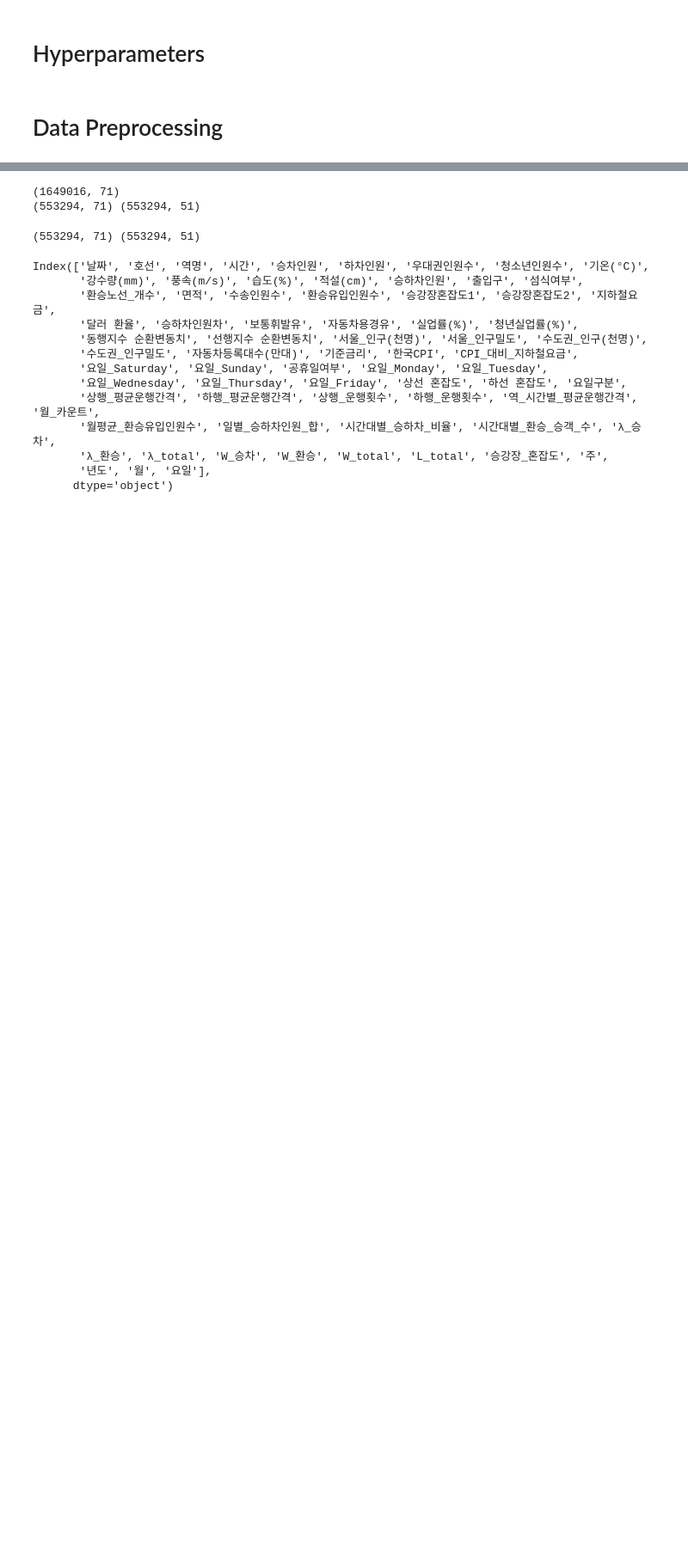
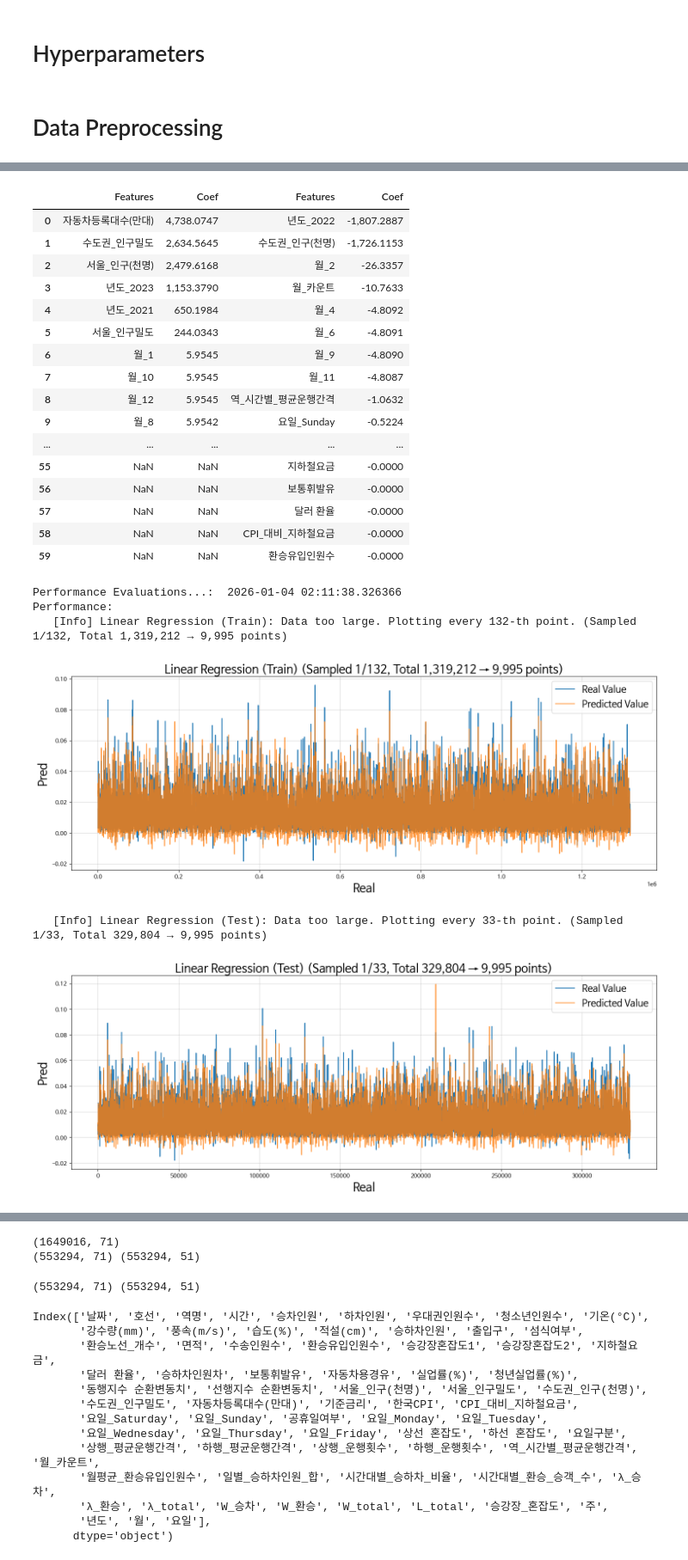
Before and after one commit to DataWizardd/DEBA-Research, a Jupyter notebook: Project/SubwayPrediction/SubwayPrediction_20251231_KK.ipynb, the cells around one changed output, grey strips where cells are left out. Shown at 86% size. Drawn from its saved outputs; the diff is of its cells as text; code cells hidden in the pictures; blank space fills up the shorter version.

```diff
--- a/Project/SubwayPrediction/SubwayPrediction_20251231_KK.ipynb
+++ b/Project/SubwayPrediction/SubwayPrediction_20251231_KK.ipynb
@@ -83,0 +171,8 @@ df.head()
+# %%
+# 전처리
+df_prep, X_colname = preprocess_data(df, X_del, TEST_SIZE, RANDOM_STATE)
+display(df_prep['X_train'].shape, df_prep['X_test'].shape)
+X_train = df_prep['X_train'].copy()
+X_test = df_prep['X_test'].copy()
+Y_train = df_prep['Y_train'].copy()
+Y_test = df_prep['Y_test'].copy()
@@ -83,0 +188,21 @@ df.head()
+# %%
+# 알고리즘 리스트 지정 (원하는 것만 선택 가능)
+algorithm_list = ['Linear Regression', 'Random Forest', 'XGBoost', 'LightGBM', 'CatBoost']
+
+# ML 실행
+results, scores_summary = modeling_ML(
+    algos=algorithm_list,
+    X_train=X_train, Y_train=Y_train, X_test=X_test, Y_test=Y_test,
+    X_colname=X_colname,
+    params=None, # 특정 알고리즘
+    tune_trials=TUNE_TRIALS,
+    cv_splits=CV_SPLITS,
+    tune_metric=TUNE_METRIC,
+    shap=not SHAP,
+    X_selected=None, # shap에서만 작동
+    interaction=not INTERACTION,
+    interaction_samples=INTERACTION_SAMPLES,
+    X_top_display=X_TOP_DISPLAY,
+    label_list=LABEL_LIST,
+)
+# %% [output]
@@ -83,0 +220,23 @@ df.head()
+|  | Features | Coef | Features | Coef |
+| 0 | 자동차등록대수(만대) | 4,738.0747 | 년도_2022 | -1,807.2887 |
+| 1 | 수도권_인구밀도 | 2,634.5645 | 수도권_인구(천명) | -1,726.1153 |
+| 2 | 서울_인구(천명) | 2,479.6168 | 월_2 | -26.3357 |
+| 3 | 년도_2023 | 1,153.3790 | 월_카운트 | -10.7633 |
+| 4 | 년도_2021 | 650.1984 | 월_4 | -4.8092 |
+| 5 | 서울_인구밀도 | 244.0343 | 월_6 | -4.8091 |
+| 6 | 월_1 | 5.9545 | 월_9 | -4.8090 |
+| 7 | 월_10 | 5.9545 | 월_11 | -4.8087 |
+| 8 | 월_12 | 5.9545 | 역_시간별_평균운행간격 | -1.0632 |
+| 9 | 월_8 | 5.9542 | 요일_Sunday | -0.5224 |
+| ... | ... | ... | ... | ... |
+| 55 | NaN | NaN | 지하철요금 | -0.0000 |
+| 56 | NaN | NaN | 보통휘발유 | -0.0000 |
+| 57 | NaN | NaN | 달러 환율 | -0.0000 |
+| 58 | NaN | NaN | CPI_대비_지하철요금 | -0.0000 |
+| 59 | NaN | NaN | 환승유입인원수 | -0.0000 |
+Performance Evaluations...:  2026-01-04 02:11:38.326366
+Performance:
+   [Info] Linear Regression (Train): Data too large. Plotting every 132-th point. (Sampled 1/132, Total 1,319,212 → 9,995 points)
+[figure, added]
+   [Info] Linear Regression (Test): Data too large. Plotting every 33-th point. (Sampled 1/33, Total 329,804 → 9,995 points)
+[figure, added]
```
Also changed, not shown: parts of 12 cells of this notebook, 5 other files.
